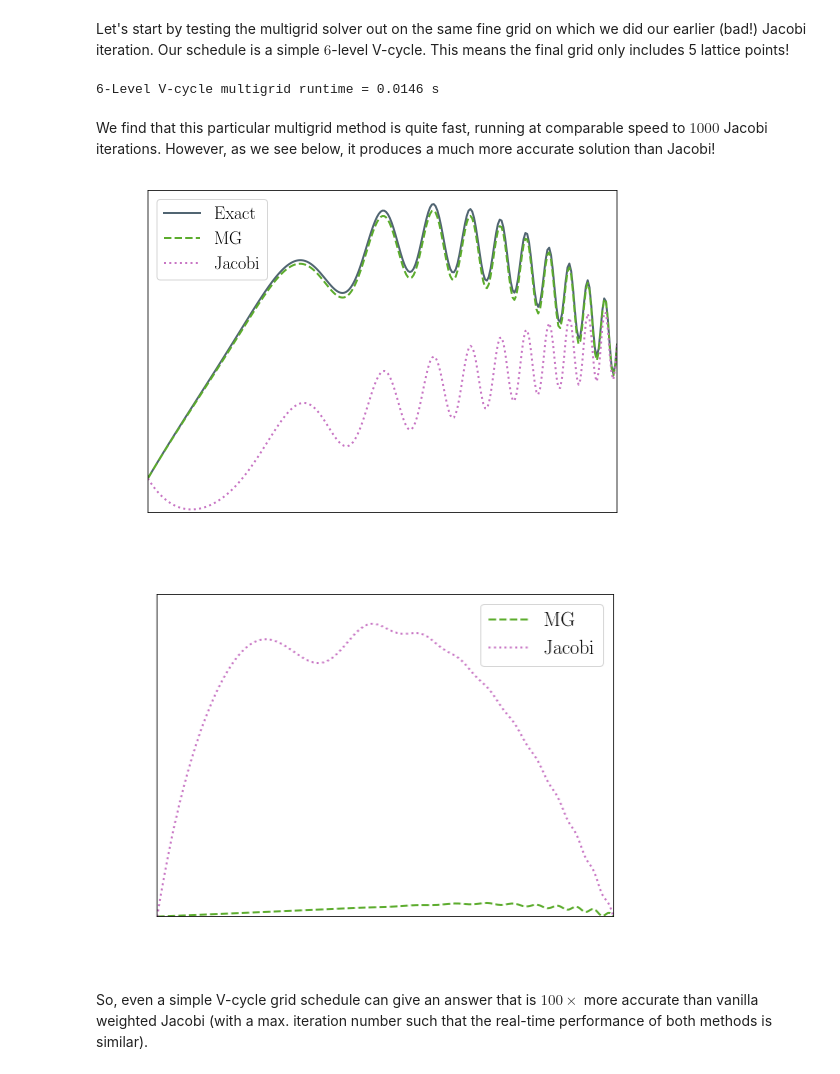
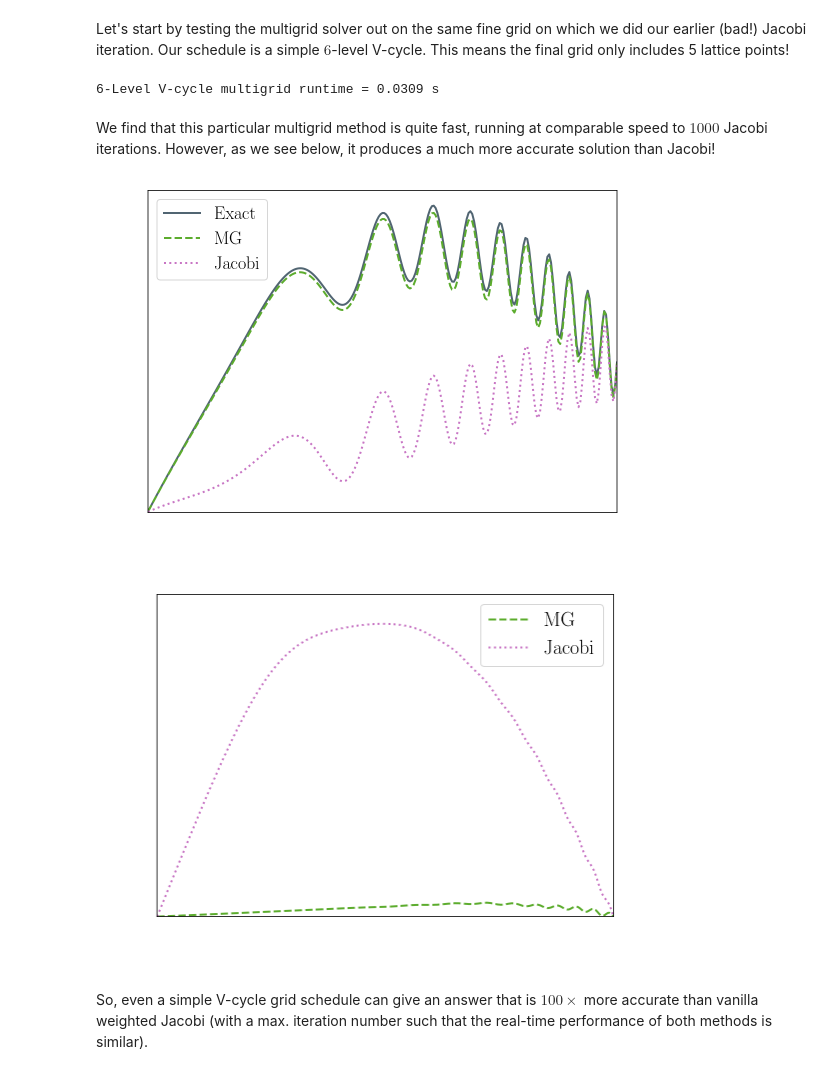
Before and after one commit to ageorgemorgan/teaching, a Jupyter notebook: multigrid_intro.ipynb, the cells around one changed output. Saved outputs shown, nothing was run; the diff lists cells and outputs as text; code cells hidden in the pictures.

```diff
--- a/multigrid_intro.ipynb
+++ b/multigrid_intro.ipynb
@@ -135,7 +135,7 @@ Nx = 1 + int(L/h)
 xh = np.linspace(0, 1, num = Nx , endpoint = True)
 
 y = 20.*np.pi*xh**3
-f = -20. + 60.*np.pi*np.cos(y)-0.5*((60.*np.pi*xh**2)**2)*np.sin(y)
+f = -20. + 60.*np.pi*xh*np.cos(y)-0.5*((60.*np.pi*xh**2)**2)*np.sin(y)
 
 # Account for boundary stuff
 f[0] = 1.
@@ -172,9 +182,9 @@ Now, we are ready to apply a numerical linear algebra method to solve $Au_{h}=f$
 # %%
-def solve_jacobi(A, b, x0, weight = 1., max_its = 1e2): # default to weight=1 which is vanilla Jacobi.
+def solve_jacobi(A, b, x0, weight = 1., max_its = 1e2, no_converge = True): # default to weight=1 which is vanilla Jacobi.
     # A must be a sparse matrix object (csr_matrix), and b, x0 must be numpy arrays.
 
     # hyperparams related to convergence first:
-    tol = 1e-5
+    tol = 1e-10
 
     # now start to construct matrices relevant for iteration.
     d = A.diagonal()
@@ -210,7 +220,14 @@ def solve_jacobi(A, b, x0, weight = 1., max_its = 1e2): # default to weight=1 wh
 
         r = np.ravel(r)
 
-        speed_flag = np.linalg.norm(x-x0)
+        if no_converge == True: # this is the case where we don't want to converge ie. just
+            # want to iterate for max_its
+
+            speed_flag = 1
+
+        else:
+
+            speed_flag = np.linalg.norm(x-x0)
 
         x0 = x
 
@@ -223,7 +240,7 @@ We can test out our Jacobi solver on the model problem. The default number of it
 start=time.time()
 max_its = 1e3
 guess = 1.+2.*xh # simple guess that satisfies BCs
-v_jac = solve_jacobi(assemble_operator(0, h=h), f, guess, weight=2./3., max_its=max_its)[0]
+v_jac = solve_jacobi(assemble_operator(0, h=h), f, guess, weight=2./3., max_its=max_its, no_converge=True)[0]
 end=time.time()
 runtime=end-start
 print('Weighted Jacobi runtime = %.4f s' % runtime)
@@ -504,7 +521,7 @@ def multigrid_solve(A_store, f, schedule, v0, nu_down = 3, nu_up = 3):
 
             f_store.append(f)
 
-            v = solve_jacobi(A, f, guess, weight = 2./3., max_its = nu_down)[0]
+            v = solve_jacobi(A, f, guess, weight = 2./3., max_its = nu_down, no_converge=True)[0]
 
             v_store.append(v)
 
@@ -526,7 +543,7 @@ def multigrid_solve(A_store, f, schedule, v0, nu_down = 3, nu_up = 3):
 
             v = upsample(v) + v_store[level]
 
-            v = solve_jacobi(A, f, v, weight = 2./3., max_its = nu_up)[0]
+            v = solve_jacobi(A, f, v, weight = 2./3., max_its = nu_up, no_converge=True)[0]
 
         cnt += 1
 
@@ -570,7 +587,7 @@ runtime=end-start
 
 print('6-Level V-cycle multigrid runtime = %.4f s' % runtime)
 # %% [output]
-6-Level V-cycle multigrid runtime = 0.0146 s
+6-Level V-cycle multigrid runtime = 0.0309 s
 # %% [markdown]
 We find that this particular multigrid method is quite fast, running at comparable speed to $1000$ Jacobi iterations. However, as we see below, it produces a much more accurate solution than Jacobi!
 # %%
@@ -578,35 +595,35 @@ fig, ax =plt.subplots()
 plt.rc('text', usetex=True)
 plt.rc('font', family='serif')
 
 plt.plot(xh, v_exact, color='xkcd:slate', linestyle='solid', label='Exact', linewidth=2)
 plt.plot(xh, v_mg, color='xkcd:grass', linestyle='dashed', label='MG', linewidth=2)
 plt.plot(xh, v_jac, color='xkcd:orchid', linestyle='dotted', label='Jacobi', linewidth=2)
 
 
 plt.xlim([0., 1.])
-plt.ylim([0.49, 5.3])
+plt.ylim([0.99, 5.3])
 
 plt.legend(loc='best', fontsize='18')
 
 textcolor='w'
 
 plt.xlabel(r"$x$", fontsize=26, color = textcolor)
 plt.ylabel(r"$u(x)$", fontsize=26, color = textcolor)
 
 plt.tick_params(axis='x', which='both', top='off', color = textcolor)
 plt.xticks(fontsize=16, rotation=0, color = textcolor)
 plt.tick_params(axis='y', which='both', right='off', color = textcolor)
 plt.yticks(fontsize=16, rotation=0, color = textcolor)
 ax.locator_params(axis='y', nbins=6)
 ax.locator_params(axis='x', nbins=4)
 
 plt.tight_layout()
 
 fig.set_size_inches(8, 6)
 
 plt.show()
 # %% [output]
-[figure, old version]
+[figure, new version]
 # %%
 fig, ax =plt.subplots()
 plt.rc('text', usetex=True)
@@ -638,7 +655,7 @@ fig.set_size_inches(8, 6)
 
 plt.show()
 # %% [output]
-[figure, old version]
+[figure, new version]
 # %% [markdown]
 So, even a simple V-cycle grid schedule can give an answer that is $100\times$ more accurate than vanilla weighted Jacobi (with a max. iteration number such that the real-time performance of both methods is similar).
 # %% [markdown]
```
Also changed, not shown: parts of 11 cells of this notebook.
